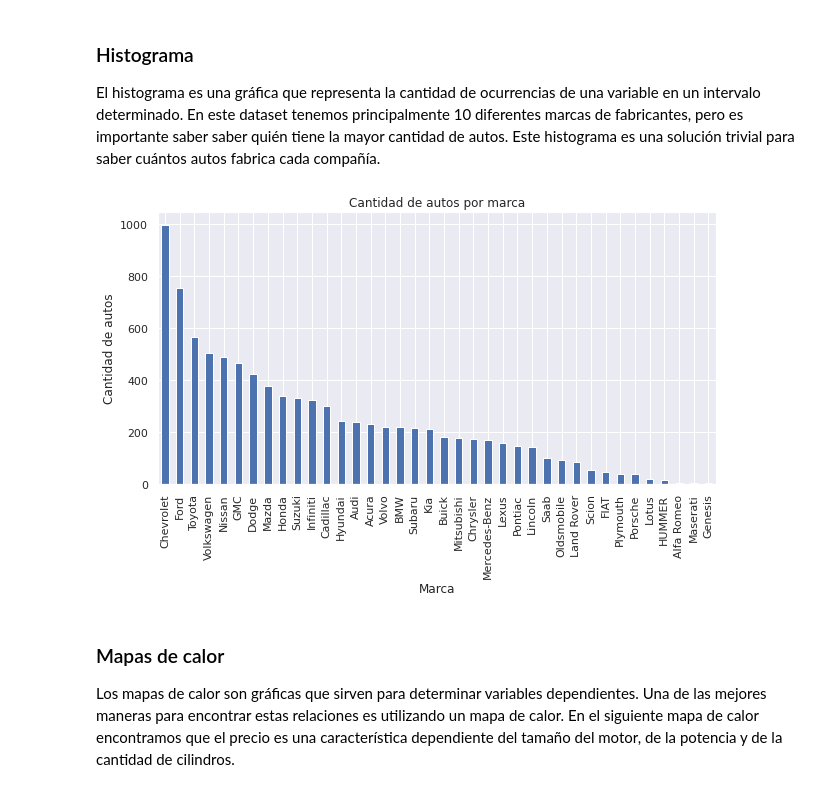
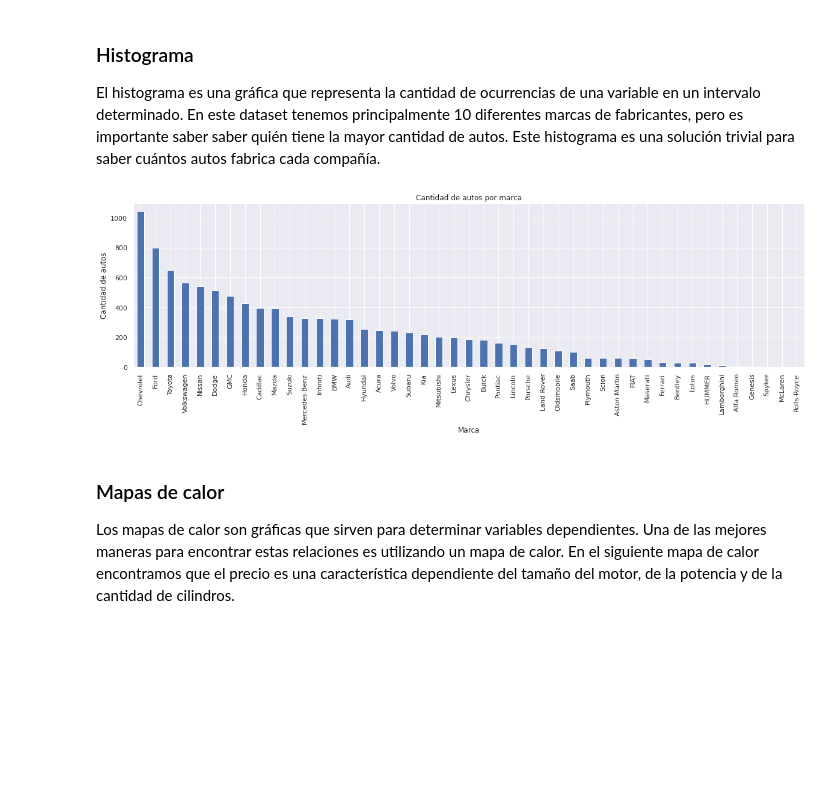
Before and after one commit to lecovi/dataschool-py3, a Jupyter notebook: analisis_exploratorio.ipynb, the cells around one changed output. Drawn from its saved outputs; the diff is of its cells as text; code cells hidden in the pictures; blank space fills up the shorter version.

```diff
--- a/analisis_exploratorio.ipynb
+++ b/analisis_exploratorio.ipynb
@@ -377,3 +380,0 @@ No te preocupes por los valores que ves arriba. No es importante entender perfec
-# %%
-df = df[~((df < (Q1 - 1.5 * IQR)) | (df > (Q3 + 1.5 * IQR))).any(axis=1)]
-df.shape
@@ -391,0 +413,7 @@ Como vemos en las celdas de arriba, alrededor de 1700 registros eran valores at
+# %%
+corte_inferior = 100
+corte_superior = df["Precio"].quantile(0.98)
+
+df = df[(df["Precio"] < corte_superior) & (df["Precio"] > corte_inferior)]
+
+sns.boxplot(x=df['Precio'])
@@ -396,12 +427,12 @@ Como vemos en las celdas de arriba, alrededor de 1700 registros eran valores at
 
 El histograma es una gráfica que representa la cantidad de ocurrencias de una variable en un intervalo determinado. En este dataset tenemos principalmente 10 diferentes marcas de fabricantes, pero es importante saber saber quién tiene la mayor cantidad de autos. Este histograma es una solución trivial para saber cuántos autos fabrica cada compañía.
 # %%
-df.Make.value_counts().nlargest(40).plot(kind='bar', figsize=(10,5))
+df.Make.value_counts().plot(kind='bar', figsize=(20,5))
 plt.title("Cantidad de autos por marca")
 plt.ylabel('Cantidad de autos')
 plt.xlabel('Marca');
 # %% [output]
-[figure, old version]
+[figure, new version]
 # %% [markdown]
 ### Mapas de calor
 
```
Also changed, not shown: parts of 16 cells of this notebook.
